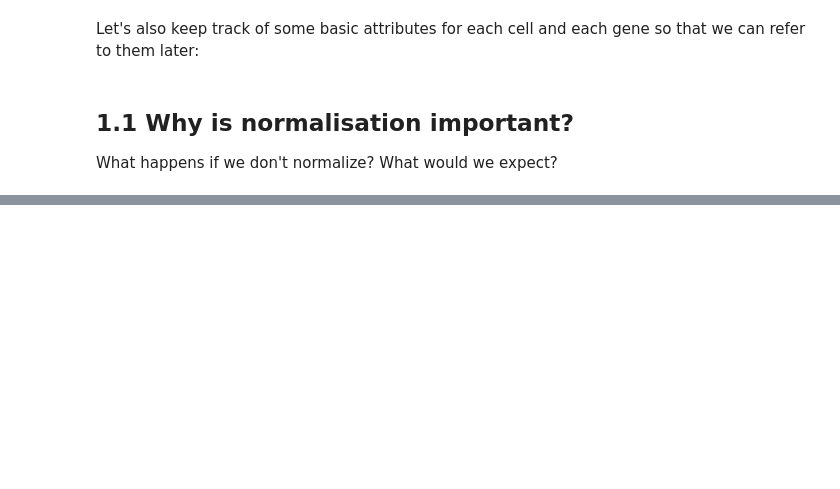
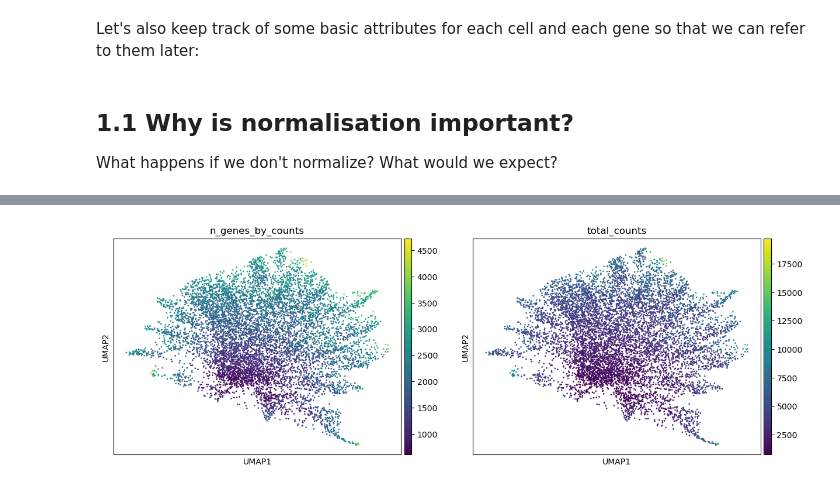
Before and after one commit to galicae/ue300164, a Jupyter notebook: units/01-normalisation.ipynb, the cells around one changed output, grey strips where cells are left out. Saved outputs shown, nothing was run; the diff lists cells and outputs as text; code cells hidden in the pictures; blank space fills up the shorter version.

```diff
--- a/units/01-normalisation.ipynb
+++ b/units/01-normalisation.ipynb
@@ -74,2 +91,10 @@ ax.scatter(np.log1p(raw_mean), raw_var, s=10)
 Why is this bad? What does it mean in terms of distances? Let's plot the expression range of a
 highly expressed gene and that of a gene with low average expression.
+# %%
+low_avg_genes = np.where(raw_mean < 0.1)[0]
+mid_avg_genes = np.where((raw_mean >= 1) & (raw_mean < 5))[0]
+high_avg_genes = np.where(raw_mean >= 10)[0]
+# %%
+low_avg = raw[:, low_avg_genes].copy()
+mid_avg = raw[:, mid_avg_genes].copy()
+high_avg = raw[:, high_avg_genes].copy()
@@ -75,0 +111,4 @@ highly expressed gene and that of a gene with low average expression.
+# %%
+sc.pl.umap(mid_avg, color=["n_genes_by_counts", "total_counts"])
+# %% [output]
+[figure, added]
```
Also changed, not shown: parts of 38 cells of this notebook, 1 other file.
